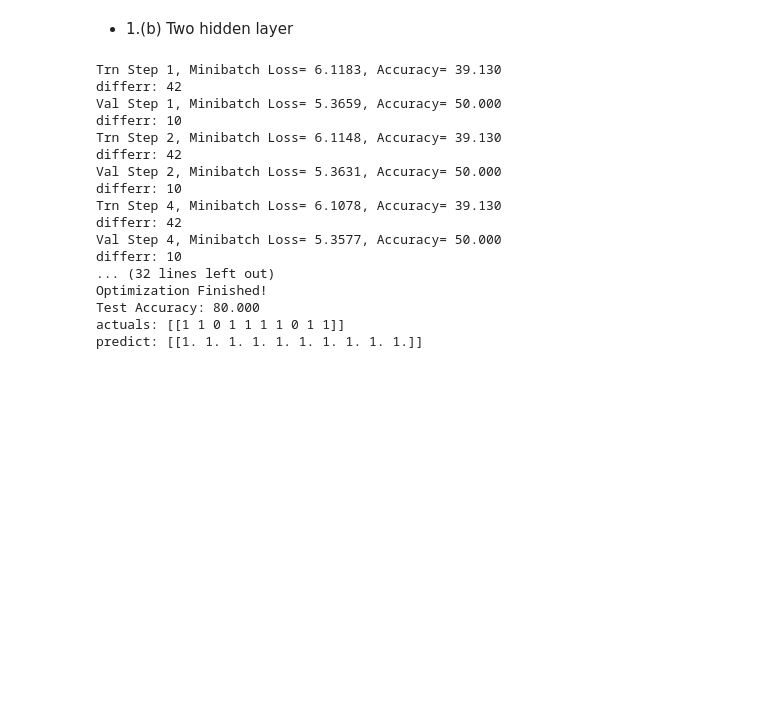
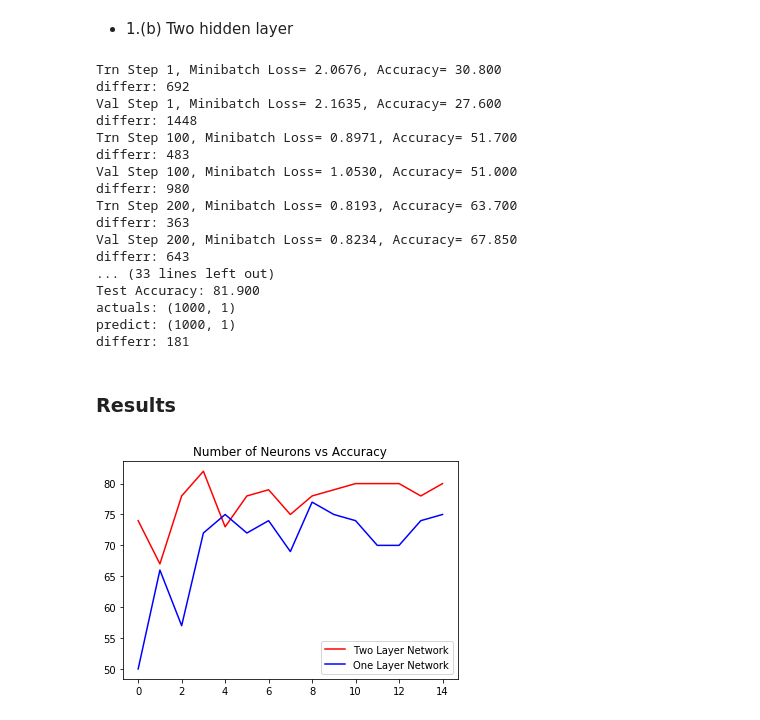
Before and after one commit to karmarv/mlearn, a Jupyter notebook: ml-h/h2-tfnn.ipynb, the cells around one changed output. Saved outputs shown, nothing was run; the diff lists cells and outputs as text; code cells hidden in the pictures; blank space fills up the shorter version.

```diff
--- a/ml-h/h2-tfnn.ipynb
+++ b/ml-h/h2-tfnn.ipynb
@@ -410,15 +558,15 @@ predict: [[0. 0. 0. 1. 1. 1. 1. 0. 1. 0.]]
 # %%
 def twoHiddenNeuralNetwork():
     # Parameters
-    learning_rate = 0.0001
-    num_steps = 20
-    batch_size = 5
-    display_step = 2
+    learning_rate = 0.01
+    num_steps = 1000
+    batch_size = 1000
+    display_step = 100
     reg_const_lambda = 0.01
 
     # Network Parameters
-    n_hidden_1 = 15 # 1st layer number of neurons
-    n_hidden_2 = 15 # 2nd layer number of neurons
+    n_hidden_1 = 4 # 1st layer number of neurons
+    n_hidden_2 = 4 # 2nd layer number of neurons
     num_input = 2  # data input (shape: 2 * 70)
     num_classes = 1 # total classes (0 or 1 based on the value)
 
@@ -476,7 +624,7 @@ def twoHiddenNeuralNetwork():
         # Run the initializer
         sess.run(init)
         for step in range(1, num_steps+1):
-            batch_x, batch_y = getNextTrainBatch(batch_size)
+            batch_x, batch_y = getNextNormalizedTrainBatch(batch_size)
             # Run optimization op (backprop)
            # print(batch_x)
            # print(batch_y)
@@ -505,27 +653,41 @@ def twoHiddenNeuralNetwork():
         # Calculate accuracy for test data
         acc_t, pred_t = sess.run([accuracy,correct_pred], feed_dict={X: tests_X.T, Y: tests_Y})
         print("Test Accuracy:", "{:.3f}".format(100*acc_t))
-        print("actuals:", tests_Y.T)
-        print("predict:", pred_t.T)
+        print("actuals:", tests_Y.shape)
+        print("predict:", pred_t.shape)
+        print("differr:", (pred_t.T != tests_Y.T).sum())
         sess.close()
 
 # Execute
 twoHiddenNeuralNetwork()
 # %% [output]
-Trn Step 1, Minibatch Loss= 6.1183, Accuracy= 39.130
-differr: 42
-Val Step 1, Minibatch Loss= 5.3659, Accuracy= 50.000
-differr: 10
-Trn Step 2, Minibatch Loss= 6.1148, Accuracy= 39.130
-differr: 42
-Val Step 2, Minibatch Loss= 5.3631, Accuracy= 50.000
-differr: 10
-Trn Step 4, Minibatch Loss= 6.1078, Accuracy= 39.130
-differr: 42
-Val Step 4, Minibatch Loss= 5.3577, Accuracy= 50.000
-differr: 10
-... (32 lines left out)
-Optimization Finished!
-Test Accuracy: 80.000
-actuals: [[1 1 0 1 1 1 1 0 1 1]]
-predict: [[1. 1. 1. 1. 1. 1. 1. 1. 1. 1.]]
+Trn Step 1, Minibatch Loss= 2.0676, Accuracy= 30.800
+differr: 692
+Val Step 1, Minibatch Loss= 2.1635, Accuracy= 27.600
+differr: 1448
+Trn Step 100, Minibatch Loss= 0.8971, Accuracy= 51.700
+differr: 483
+Val Step 100, Minibatch Loss= 1.0530, Accuracy= 51.000
+differr: 980
+Trn Step 200, Minibatch Loss= 0.8193, Accuracy= 63.700
+differr: 363
+Val Step 200, Minibatch Loss= 0.8234, Accuracy= 67.850
+differr: 643
+... (33 lines left out)
+Test Accuracy: 81.900
+actuals: (1000, 1)
+predict: (1000, 1)
+differr: 181
+# %% [markdown]
+### Results
+# %%
+num_neurons = np.arange(0, 15)
+accuracy_1_net = [50,66,57,72,75,72,74,69,77,75,74,70,70,74,75]
+accuracy_2_net = [74,67,78,82,73,78,79,75,78,79,80,80,80,78,80]
+plt.plot(num_neurons, accuracy_2_net,  c = 'red' , label = 'Two Layer Network')
+plt.plot(num_neurons, accuracy_1_net, c = 'blue' , label = 'One Layer Network')
+plt.legend()
+plt.title("Number of Neurons vs Accuracy")
+plt.show()
+# %% [output]
+[figure, added]
```
Also changed, not shown: parts of 12 cells of this notebook, 1 other file.
